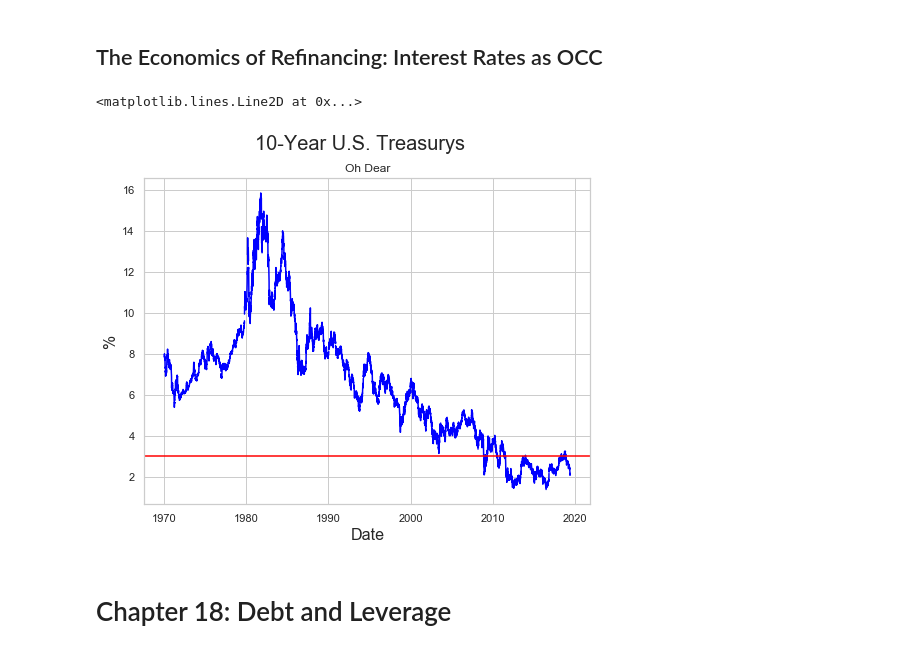
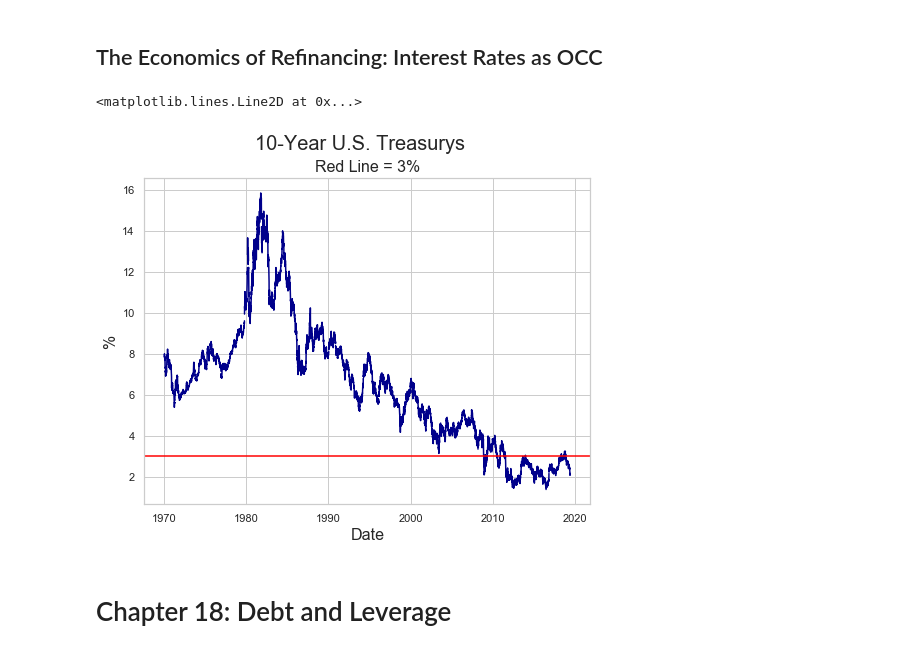
Before and after one commit to thsavage/REAL1-GC.1035, a Jupyter notebook: Notes as of June 13.ipynb, the cells around one changed output. Cells and saved outputs as stored; diff of their text form; code cells hidden in the pictures.

```diff
--- a/Notes as of June 13.ipynb
+++ b/Notes as of June 13.ipynb
@@ -703,15 +718,15 @@ Where:
 # %%
 ten_year = fred.get_series("DGS10", observation_start='1970-01-01')
 # %%
-ten_year.plot(color='blue', figsize=(8, 6))
+ten_year.plot(color='darkblue', figsize=(8, 6))
 plt.suptitle('10-Year U.S. Treasurys', fontsize=20)
-plt.title('Oh Dear')
+plt.title('Red Line = 3%', fontsize = 16)
 plt.xlabel('Date', fontsize=16)
 plt.ylabel('%', fontsize=16)
 plt.axhline(y=3.0, c="red")
 # %% [output]
 <matplotlib.lines.Line2D at 0x...>
-[figure, old version]
+[figure, new version]
 # %% [markdown]
 # Chapter 18: Debt and Leverage
 # %% [markdown]
```
Also changed, not shown: parts of 13 cells of this notebook.
